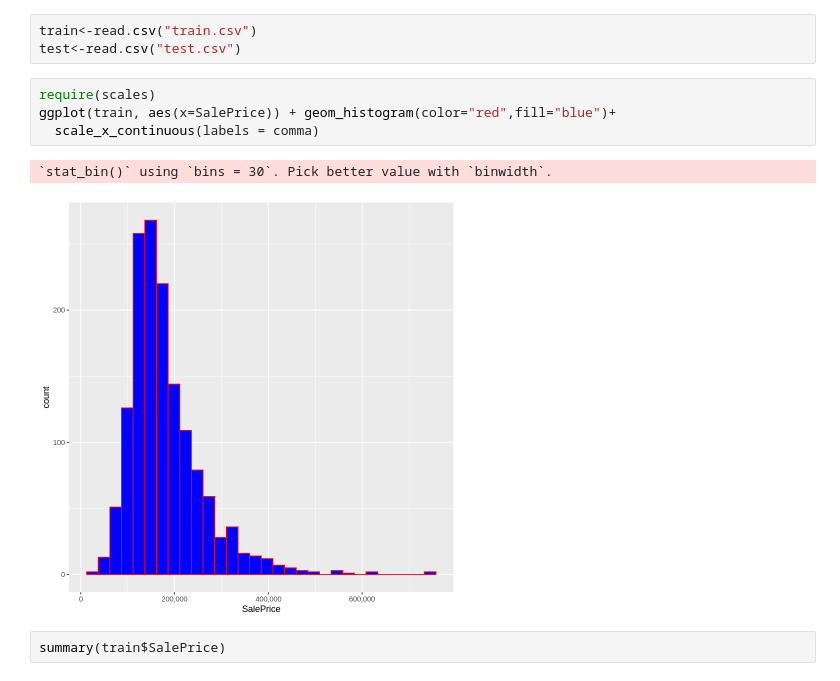
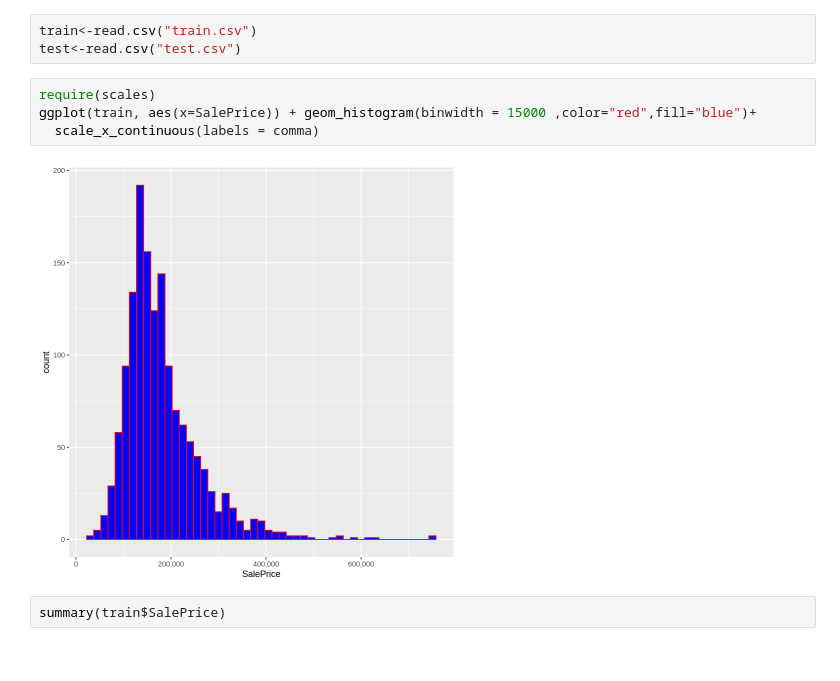
Before and after one commit to katlidakis/first, a Jupyter notebook: Ameshousing.ipynb, the cells around one changed output. Saved outputs shown, nothing was run; the diff lists cells and outputs as text.

```diff
--- a/Ameshousing.ipynb
+++ b/Ameshousing.ipynb
@@ -27,11 +48,10 @@ train<-read.csv("train.csv")
 test<-read.csv("test.csv")
 # %%
 require(scales)
-ggplot(train, aes(x=SalePrice)) + geom_histogram(color="red",fill="blue")+
+ggplot(train, aes(x=SalePrice)) + geom_histogram(binwidth = 15000 ,color="red",fill="blue")+
   scale_x_continuous(labels = comma)
 # %% [output]
-`stat_bin()` using `bins = 30`. Pick better value with `binwidth`.
-[figure, old version]
+[figure, new version]
 # %%
 summary(train$SalePrice)
 # %% [output]
```
Also changed, not shown: parts of 4 cells of this notebook.
